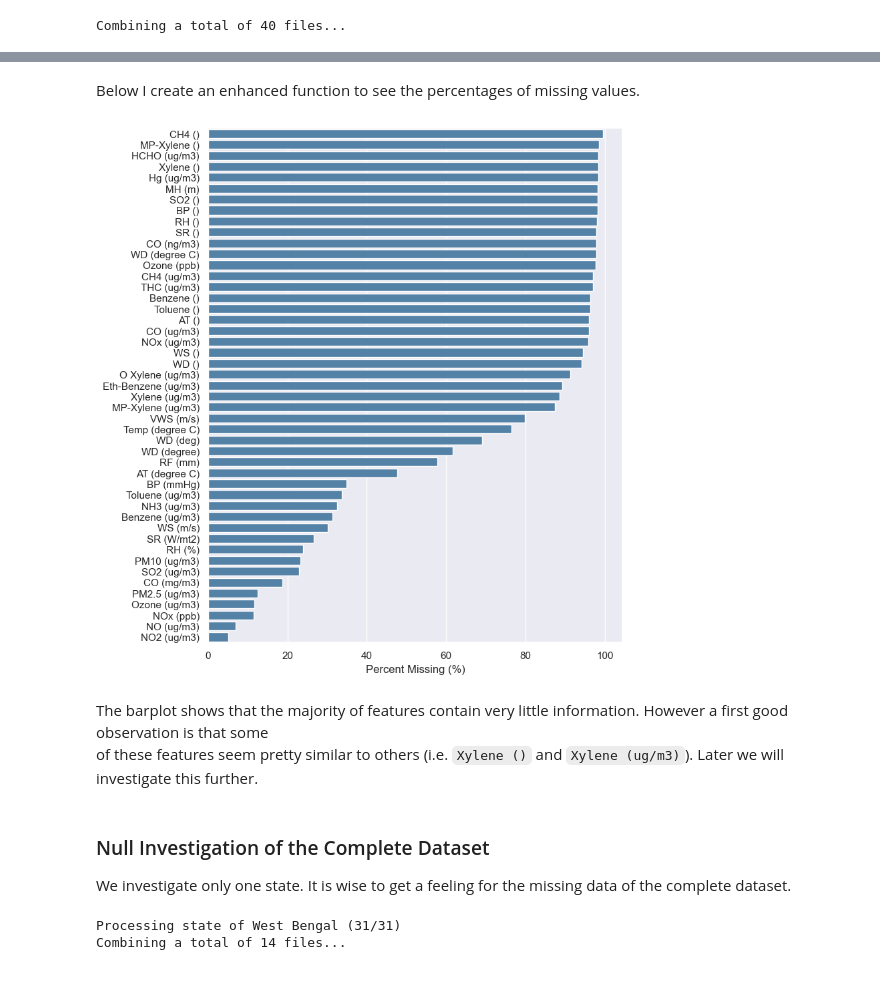
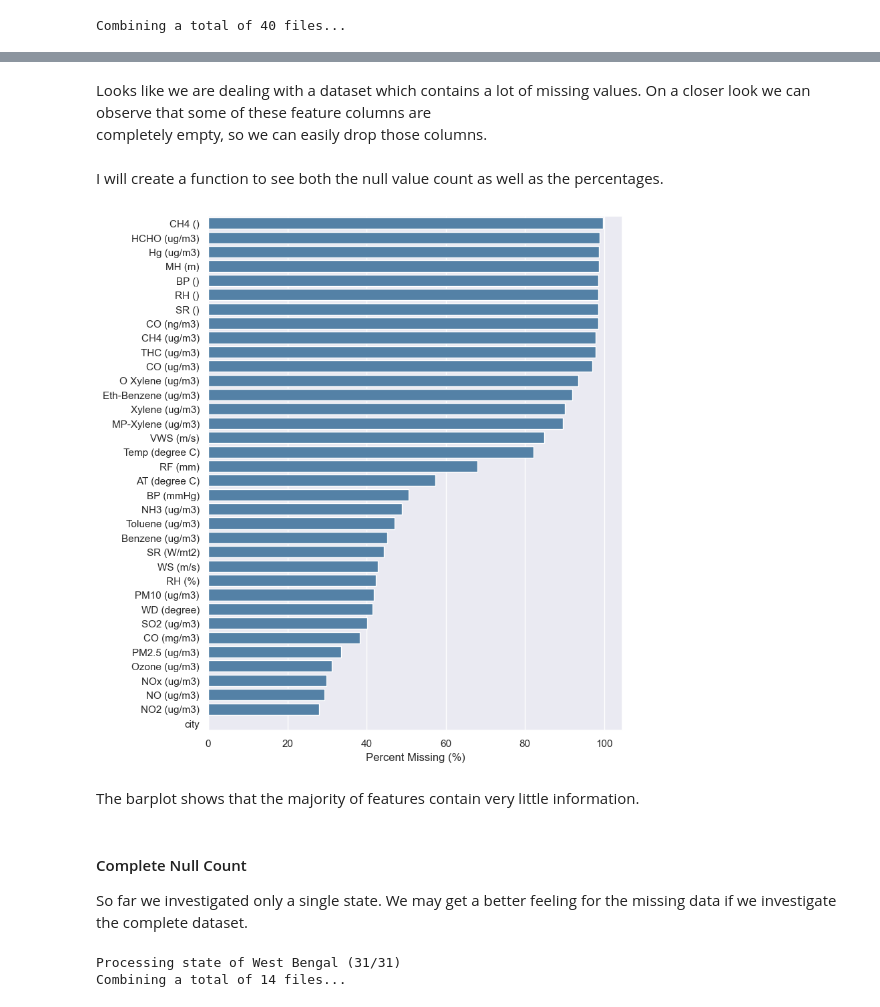
Before and after one commit to sotostzam/india-air-quality-analysis, a Jupyter notebook: main.ipynb, the cells around one changed output, grey strips where cells are left out. Cells and saved outputs as stored; diff of their text form; code cells hidden in the pictures; blank space fills up the shorter version.

```diff
--- a/main.ipynb
+++ b/main.ipynb
@@ -108,0 +223,2 @@ Let's also check what is the ratio of missing values for these features.
+# %%
+df = reduce_columns(df, reduction_groups)
@@ -164,30 +249,33 @@ def clean_df(df, rows_only=False):
-# %%
-df = clean_df(df)
-# %% [markdown]
-Below I create an enhanced function to see the percentages of missing values.
+# %% [markdown]
+Looks like we are dealing with a dataset which contains a lot of missing values. On a closer look we can observe that some of these feature columns are<br>
+completely empty, so we can easily drop those columns.
+# %%
+df = df.dropna(how='all')
+df = df.dropna(how='all', axis='columns')
+# %% [markdown]
+I will create a function to see both the null value count as well as the percentages.
 # %%
 # Helper function that returs a DataFrame containing the number of null values and percentages for each column
-def compare_nulls(df):
-    null_vals = df.isnull().sum()
+def get_null_info(dataframe):
+    null_vals = dataframe.isnull().sum()
 
     df_null_vals = pd.concat({'Null Count': null_vals,
-                              'Percent Missing (%)': round(null_vals * 100 / len(df), 2)}, axis=1)
+                              'Percent Missing (%)': round(null_vals * 100 / len(dataframe), 2)}, axis=1)
 
     return df_null_vals.sort_values(by=['Null Count'], ascending=False)
 # %%
-df_null_info = compare_nulls(df)
+df_null_info = get_null_info(df)
 
 plt.figure(figsize=(8, 10))
 sns.barplot(data=df_null_info, x='Percent Missing (%)', y=df_null_info.index, orient='h', color='steelblue')
 plt.show()
 # %% [output]
-[figure, old version]
+[figure, new version]
-# %% [markdown]
-The barplot shows that the majority of features contain very little information. However a first good observation is that some<br>
-of these features seem pretty similar to others (i.e. `Xylene ()` and `Xylene (ug/m3)`). Later we will investigate this further.
+# %% [markdown]
+The barplot shows that the majority of features contain very little information.
 # %% [markdown]
-### Null Investigation of the Complete Dataset
+#### Complete Null Count
 
-We investigate only one state. It is wise to get a feeling for the missing data of the complete dataset.
+So far we investigated only a single state. We may get a better feeling for the missing data if we investigate the complete dataset.
 # %%
 from IPython.display import clear_output
```
Also changed, not shown: parts of 64 cells of this notebook, 1 other file.
